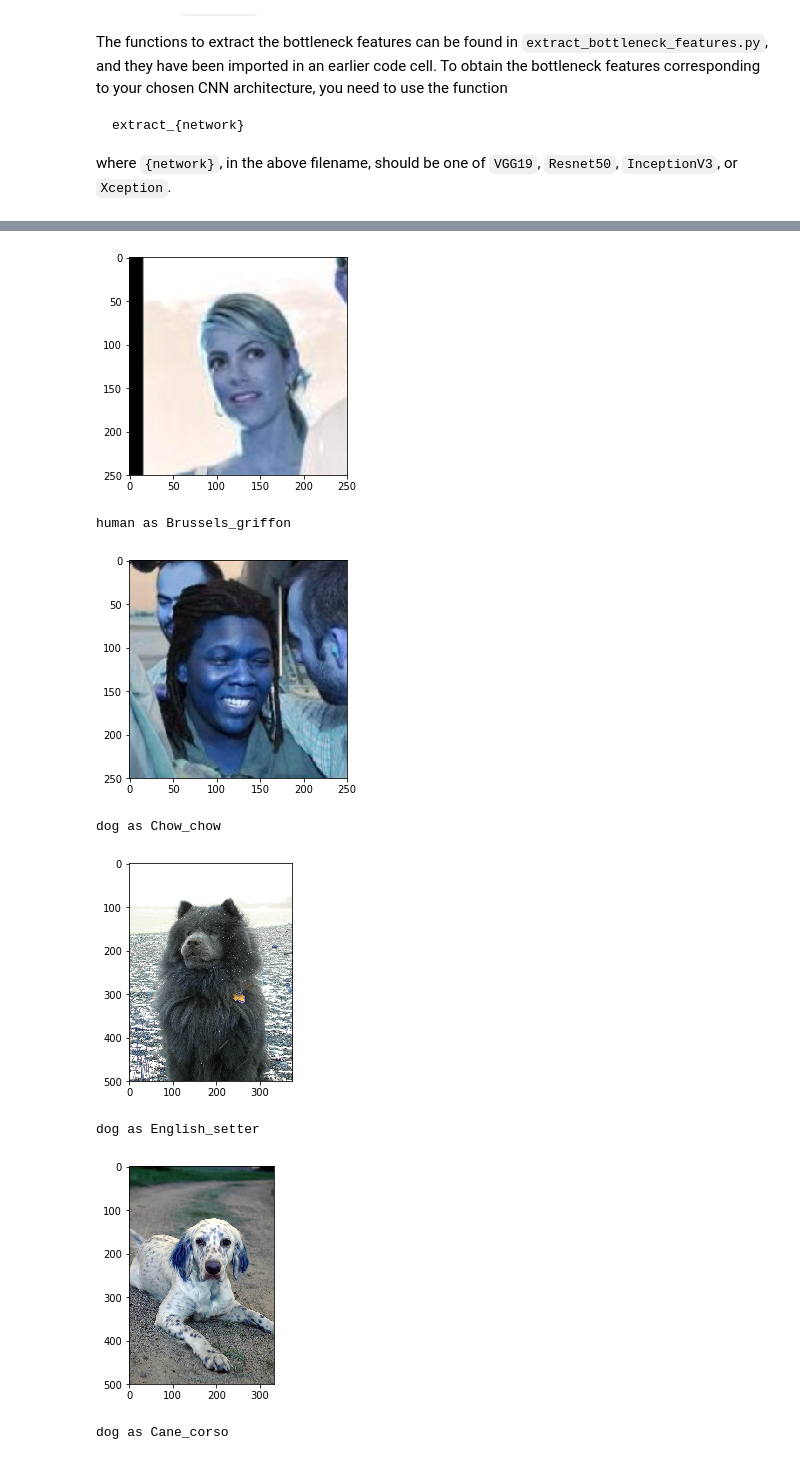
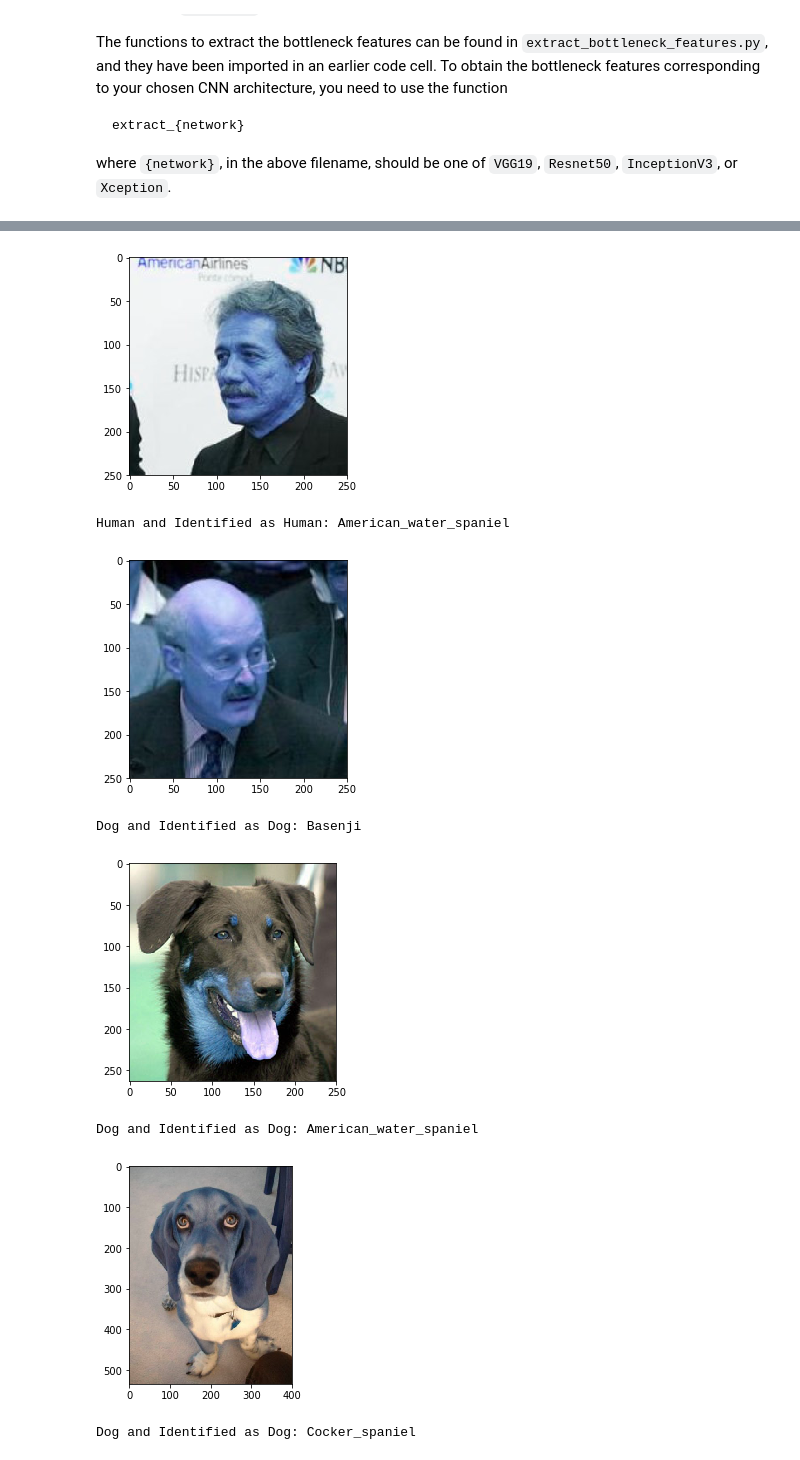
Before and after one commit to daemon515/udacity-aind2-cnn, a Jupyter notebook: dog_app.ipynb, the cells around one changed output, grey strips where cells are left out. Cells and saved outputs as stored; diff of their text form; code cells hidden in the pictures.

```diff
--- a/dog_app.ipynb
+++ b/dog_app.ipynb
@@ -789,21 +794,42 @@ import cv2
 import matplotlib.pyplot as plt
 %matplotlib inline
 
+def has_dog(image_path):
+    return dog_detector(image_path)
+
+def has_human(image_path):
+    return face_detector(image_path)
+
+def run_detection_algo(image_path):
+    name = ""
+    predict = False;
+    if (True == has_dog(image_path)):
+        name += "Identified as Dog: "
+        predict = True;
+    elif (True == has_human(image_path)):
+        name += "Identified as Human: "
+        predict = True;
+    else:
+        name += "Unidentified Alien"
+    if (predict == True):
+        name += Inceptionv3_predict_breed(human_files_short[pos])
+    return name;
+
 names = []
 images = []
 num_samples = 3
 for i in range(num_samples):
     pos = random.randint(0,len(human_files_short))
-    name = Inceptionv3_predict_breed(human_files_short[pos])
+    name = run_detection_algo(human_files_short[pos])
     img = cv2.imread(human_files_short[pos])
-    names.append("human as " + name)
+    names.append("Human and " + name)
     images.append(img)
 
 for i in range(num_samples):
     pos = random.randint(0,len(dog_files_short))
-    name = Inceptionv3_predict_breed(dog_files_short[pos])
+    name = run_detection_algo(dog_files_short[pos])
     img = cv2.imread(dog_files_short[pos])
-    names.append("dog as " + name)
+    names.append("Dog and " + name)
     images.append(img)
 
 for i in range(len(names)):
@@ -817,8 +843,8 @@ human as German_wirehaired_pointer
-[figure, old version]
+[figure, new version]
-human as Brussels_griffon
+Human and Identified as Human: American_water_spaniel
-[figure, old version]
+[figure, new version]
-dog as Chow_chow
+Dog and Identified as Dog: Basenji
-[figure, old version]
+[figure, new version]
-dog as English_setter
+Dog and Identified as Dog: American_water_spaniel
-[figure, old version]
+[figure, new version]
-dog as Cane_corso
+Dog and Identified as Dog: Cocker_spaniel
```
Also changed, not shown: parts of 18 cells of this notebook.
